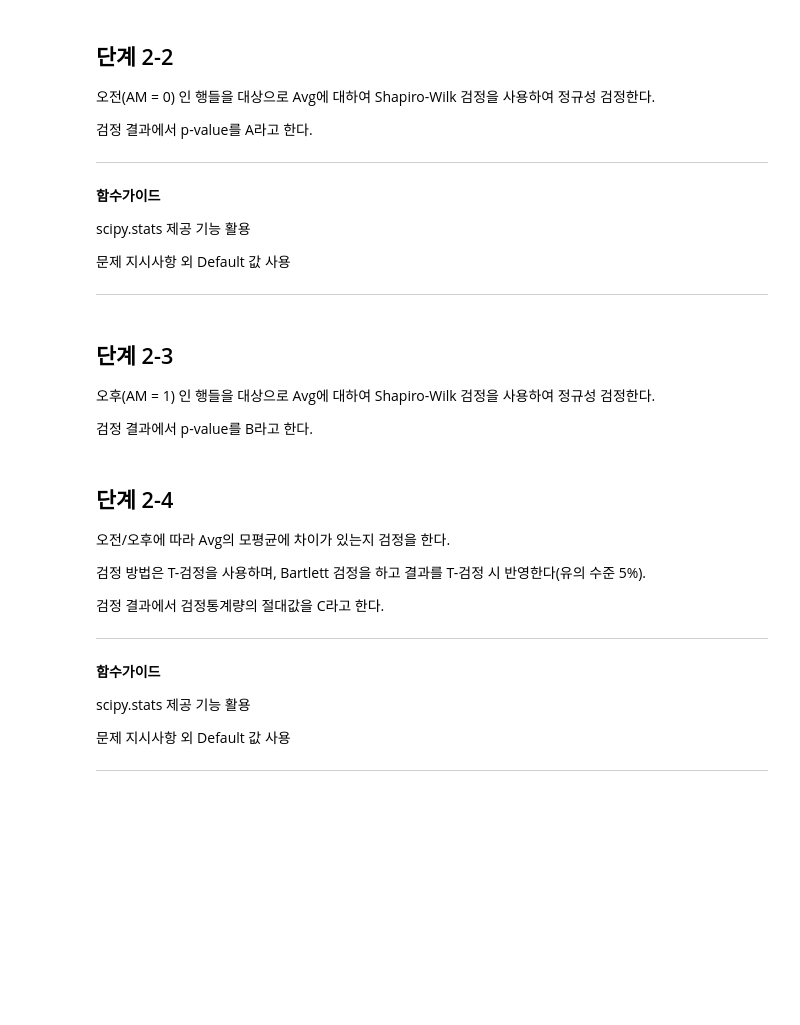
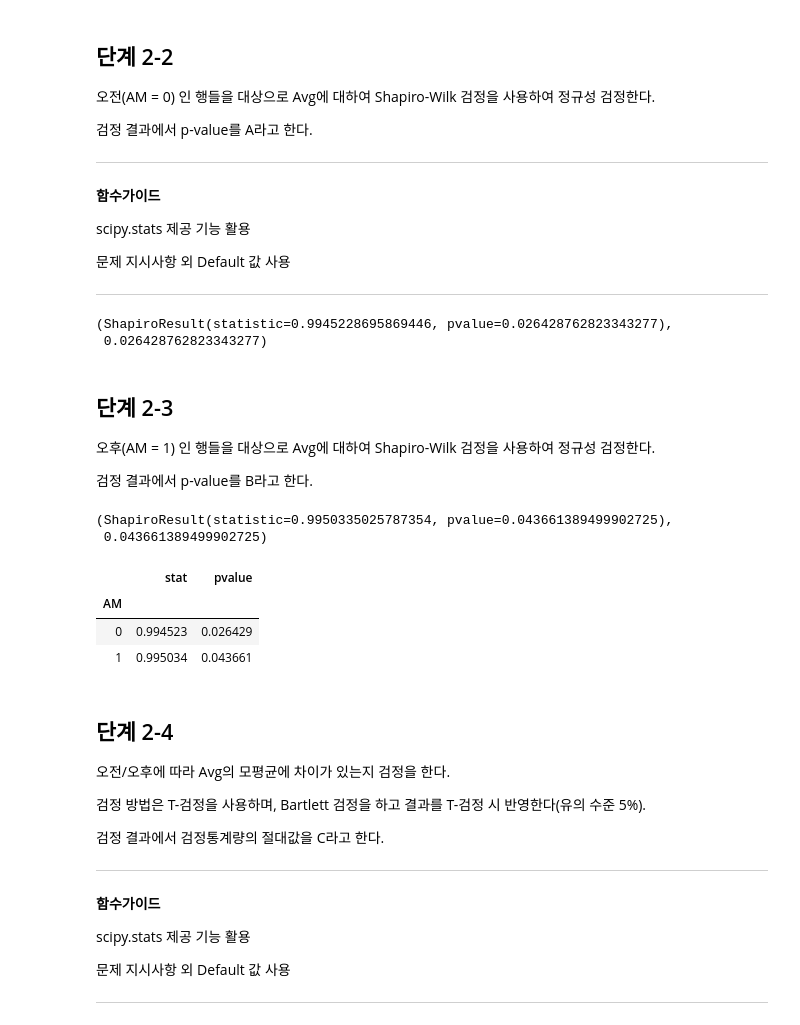
Before and after one commit to sunkusun9/DS_lv3_2404_01, a Jupyter notebook: sec_ds_lv3_prob3_prob.ipynb, the cells around one changed output. Saved outputs shown, nothing was run; the diff lists cells and outputs as text; code cells hidden in the pictures; blank space fills up the shorter version.

```diff
--- a/sec_ds_lv3_prob3_prob.ipynb
+++ b/sec_ds_lv3_prob3_prob.ipynb
@@ -522,3 +623,11 @@ basetable1 에서 공휴일과 주말을 제외하고 prob2 데이터프레임
 - prob2에서 Avg가 130이상인 행들만을 남긴다.
 
 Hint] 최종 1233개 행만 남는다.
+# %%
+df_prob2 = df_basetable1.loc[
+    (df_basetable1[['Weekend_yn', 'Holiday_yn']] == 0).all(axis=1)
+]
+# %%
+# 방법 1: query
+df_prob2 = df_prob2.query('((Hour >= 8 and Hour <=11) or (Hour >= 13 and Hour <= 16)) and Avg >= 130').copy()
+len(df_prob2)
@@ -537,12 +670,36 @@ scipy.stats 제공 기능 활용
 문제 지시사항 외 Default 값 사용
 
 ---
+# %%
+from scipy.stats import shapiro
+result_2_2 = shapiro(df_prob2.loc[df_prob2['AM'] == 0, 'Avg'])
+A = result_2_2.pvalue
+result_2_2, A
+# %% [output]
+(ShapiroResult(statistic=0.9945228695869446, pvalue=0.026428762823343277),
+ 0.026428762823343277)
 # %% [markdown]
 ## 단계 2-3
 
 오후(AM = 1) 인 행들을 대상으로 Avg에 대하여 Shapiro-Wilk 검정을 사용하여 정규성 검정한다.
 
 검정 결과에서 p-value를 B라고 한다.
+# %%
+result_2_3 = shapiro(df_prob2.loc[df_prob2['AM'] == 1, 'Avg'])
+B = result_2_3.pvalue
+result_2_3, B
+# %% [output]
+(ShapiroResult(statistic=0.9950335025787354, pvalue=0.043661389499902725),
+ 0.043661389499902725)
+# %%
+df_prob2.groupby('AM')['Avg'].apply(
+    lambda x: pd.Series(shapiro(x), index=['stat', 'pvalue'])
+).unstack()
+# %% [output]
+|  | stat | pvalue |
+| AM |  |  |
+| 0 | 0.994523 | 0.026429 |
+| 1 | 0.995034 | 0.043661 |
 # %% [markdown]
 ## 단계 2-4
 
```
Also changed, not shown: parts of 53 cells of this notebook.
